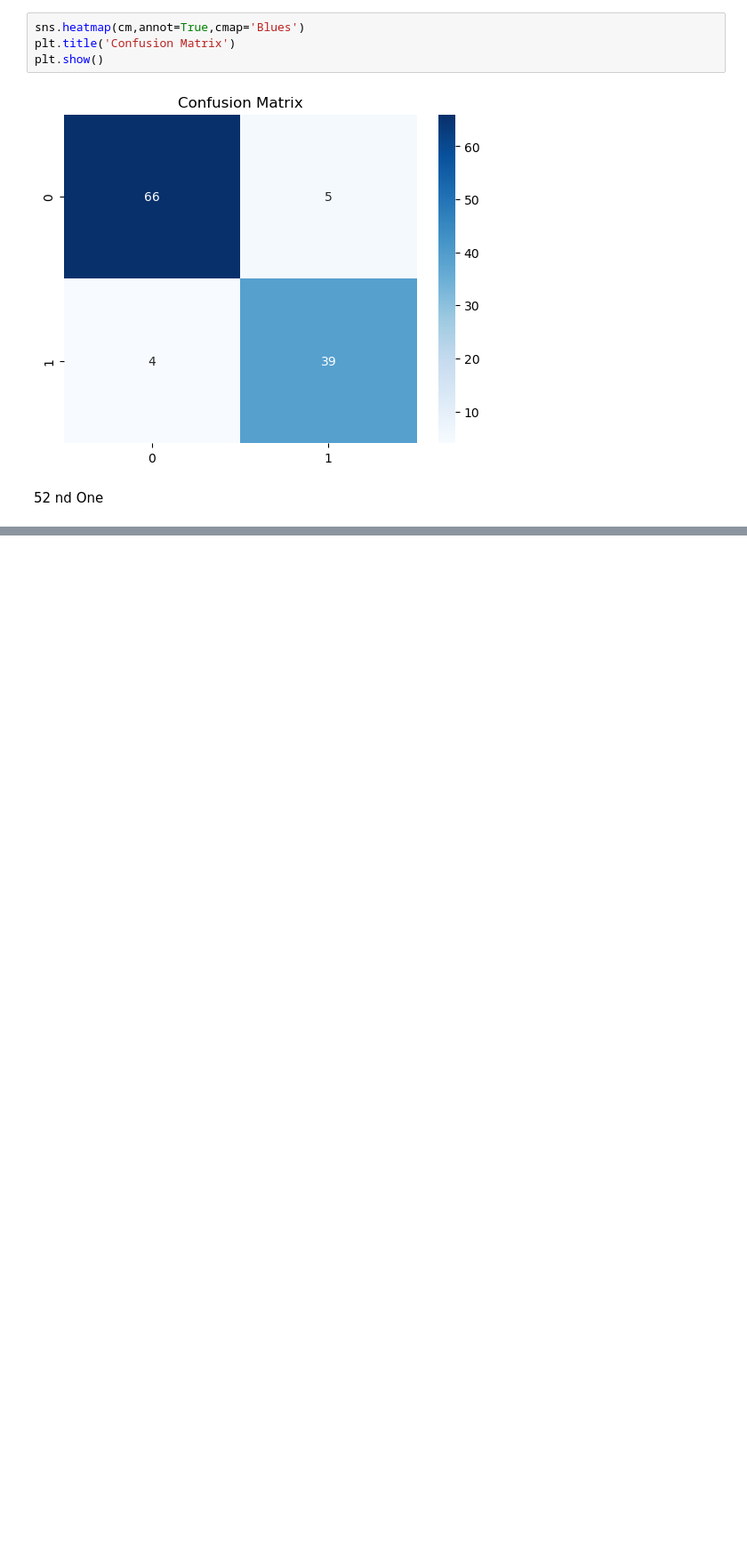
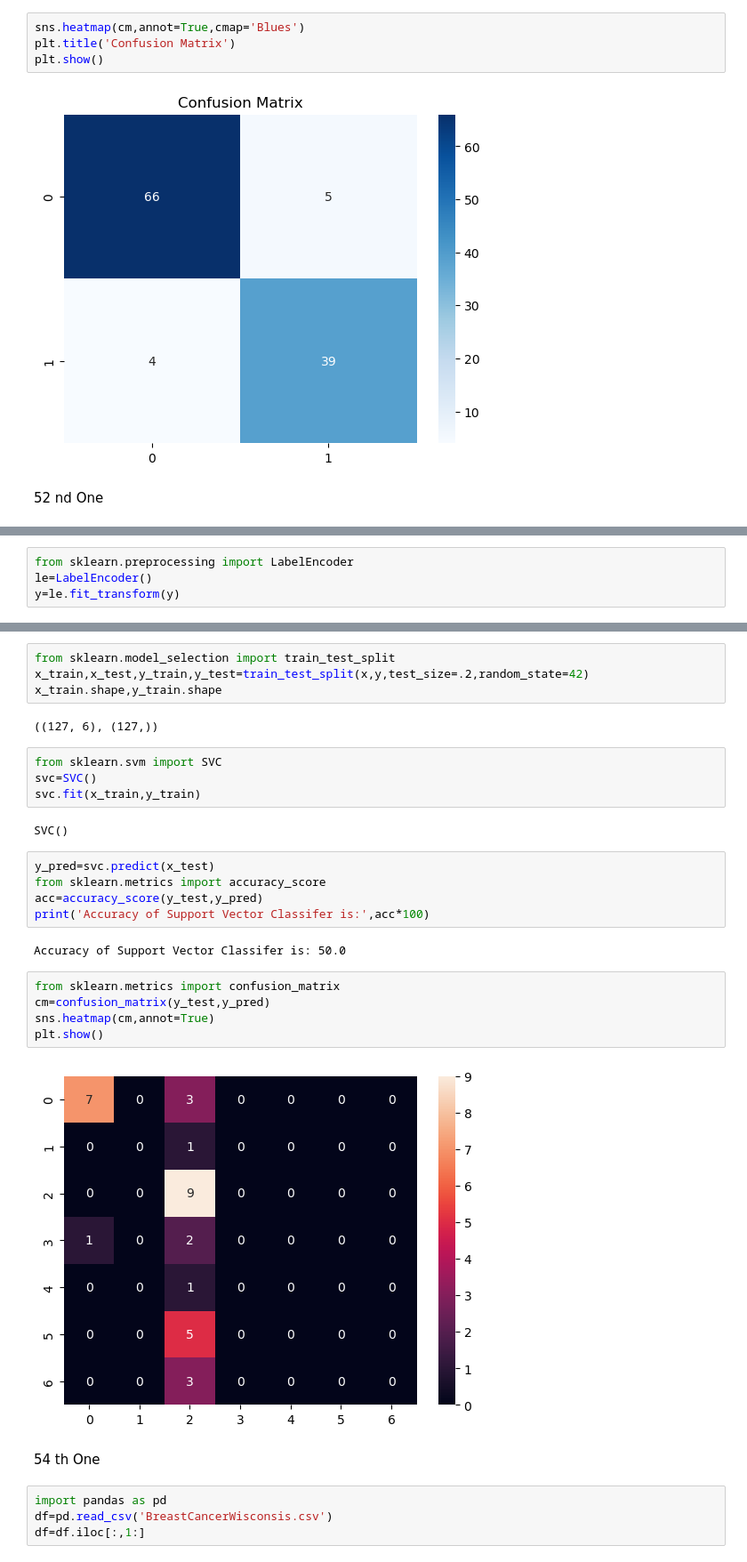
Before and after one commit to Madhuu77/BeginToEnd, a Jupyter notebook: FirstToLast.ipynb, the cells around one changed output, grey strips where cells are left out. Shown at 89% size. Drawn from its saved outputs; the diff is of its cells as text; blank space fills up the shorter version.

```diff
--- a/FirstToLast.ipynb
+++ b/FirstToLast.ipynb
@@ -2528,0 +2652,4 @@ plt.show()
+# %%
+from sklearn.preprocessing import LabelEncoder
+le=LabelEncoder()
+y=le.fit_transform(y)
@@ -2528,0 +2667,32 @@ plt.show()
+# %%
+from sklearn.model_selection import train_test_split
+x_train,x_test,y_train,y_test=train_test_split(x,y,test_size=.2,random_state=42)
+x_train.shape,y_train.shape
+# %% [output]
+((127, 6), (127,))
+# %%
+from sklearn.svm import SVC
+svc=SVC()
+svc.fit(x_train,y_train)
+# %% [output]
+SVC()
+# %%
+y_pred=svc.predict(x_test)
+from sklearn.metrics import accuracy_score
+acc=accuracy_score(y_test,y_pred)
+print('Accuracy of Support Vector Classifer is:',acc*100)
+# %% [output]
+Accuracy of Support Vector Classifer is: 50.0
+# %%
+from sklearn.metrics import confusion_matrix
+cm=confusion_matrix(y_test,y_pred)
+sns.heatmap(cm,annot=True)
+plt.show()
+# %% [output]
+[figure, added]
+# %% [markdown]
+54 th One
+# %%
+import pandas as pd
+df=pd.read_csv('BreastCancerWisconsis.csv')
+df=df.iloc[:,1:]
```
Also changed, not shown: parts of 52 cells of this notebook, 2 other files.
